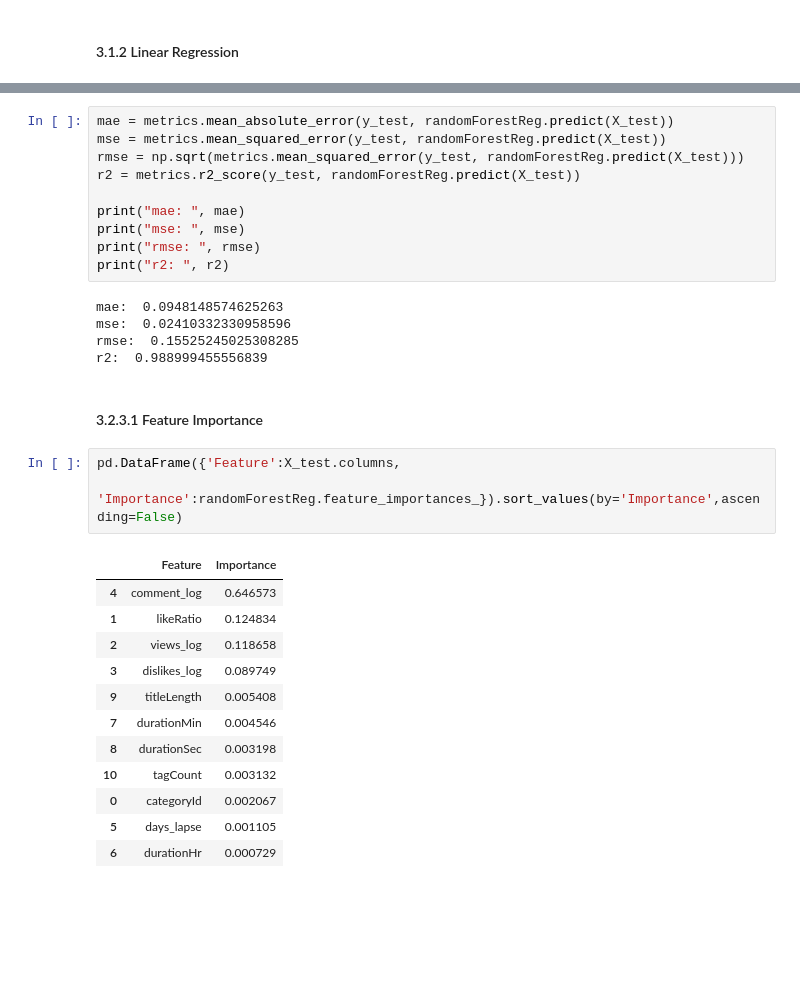
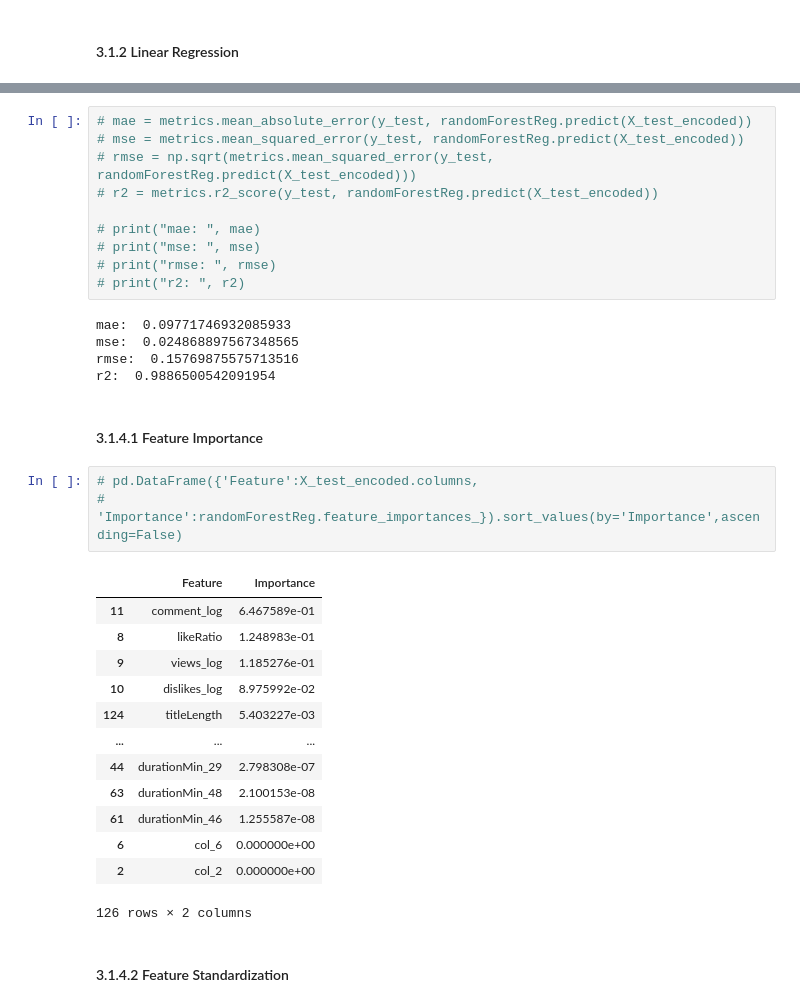
Before and after one commit to nickrwu/YouTube-Trending, a Jupyter notebook: yt-model.ipynb, the cells around one changed output, grey strips where cells are left out. Drawn from its saved outputs; the diff is of its cells as text; blank space fills up the shorter version.

```diff
--- a/yt-model.ipynb
+++ b/yt-model.ipynb
@@ -123,35 +279,38 @@ randomForestReg.fit(X_train,y_train)
 # %% [output]
 RandomForestRegressor()
 # %%
-mae = metrics.mean_absolute_error(y_test, randomForestReg.predict(X_test))
-mse = metrics.mean_squared_error(y_test, randomForestReg.predict(X_test))
-rmse = np.sqrt(metrics.mean_squared_error(y_test, randomForestReg.predict(X_test)))
-r2 = metrics.r2_score(y_test, randomForestReg.predict(X_test))
+# mae = metrics.mean_absolute_error(y_test, randomForestReg.predict(X_test_encoded))
+# mse = metrics.mean_squared_error(y_test, randomForestReg.predict(X_test_encoded))
+# rmse = np.sqrt(metrics.mean_squared_error(y_test, randomForestReg.predict(X_test_encoded)))
+# r2 = metrics.r2_score(y_test, randomForestReg.predict(X_test_encoded))
 
-print("mae: ", mae)
-print("mse: ", mse)
-print("rmse: ", rmse)
-print("r2: ", r2)
+# print("mae: ", mae)
+# print("mse: ", mse)
+# print("rmse: ", rmse)
+# print("r2: ", r2)
 # %% [output]
-mae:  0.0948148574625263
-mse:  0.02410332330958596
-rmse:  0.15525245025308285
-r2:  0.988999455556839
+mae:  0.09771746932085933
+mse:  0.024868897567348565
+rmse:  0.15769875575713516
+r2:  0.9886500542091954
 # %% [markdown]
-#### 3.2.3.1 Feature Importance
+#### 3.1.4.1 Feature Importance
 # %%
-pd.DataFrame({'Feature':X_test.columns,
-              'Importance':randomForestReg.feature_importances_}).sort_values(by='Importance',ascending=False)
+# pd.DataFrame({'Feature':X_test_encoded.columns,
+#               'Importance':randomForestReg.feature_importances_}).sort_values(by='Importance',ascending=False)
 # %% [output]
 |  | Feature | Importance |
-| 4 | comment_log | 0.646573 |
-| 1 | likeRatio | 0.124834 |
-| 2 | views_log | 0.118658 |
-| 3 | dislikes_log | 0.089749 |
-| 9 | titleLength | 0.005408 |
-| 7 | durationMin | 0.004546 |
-| 8 | durationSec | 0.003198 |
-| 10 | tagCount | 0.003132 |
-| 0 | categoryId | 0.002067 |
-| 5 | days_lapse | 0.001105 |
-| 6 | durationHr | 0.000729 |
+| 11 | comment_log | 6.467589e-01 |
+| 8 | likeRatio | 1.248983e-01 |
+| 9 | views_log | 1.185276e-01 |
+| 10 | dislikes_log | 8.975992e-02 |
+| 124 | titleLength | 5.403227e-03 |
+| ... | ... | ... |
+| 44 | durationMin_29 | 2.798308e-07 |
+| 63 | durationMin_48 | 2.100153e-08 |
+| 61 | durationMin_46 | 1.255587e-08 |
+| 6 | col_6 | 0.000000e+00 |
+| 2 | col_2 | 0.000000e+00 |
+126 rows × 2 columns
+# %% [markdown]
+#### 3.1.4.2 Feature Standardization
```
Also changed, not shown: parts of 24 cells of this notebook.
